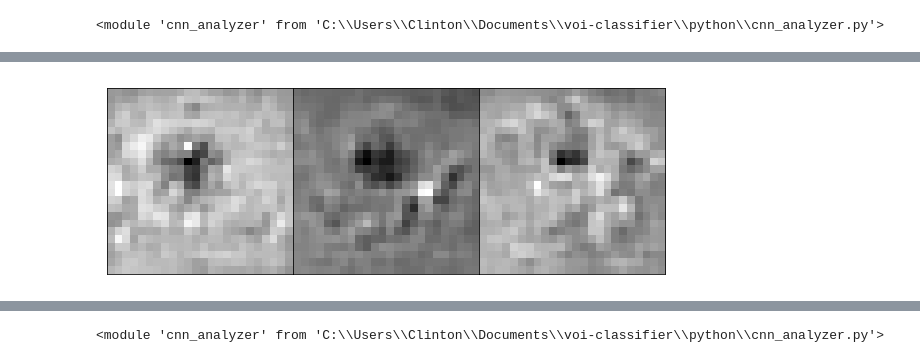
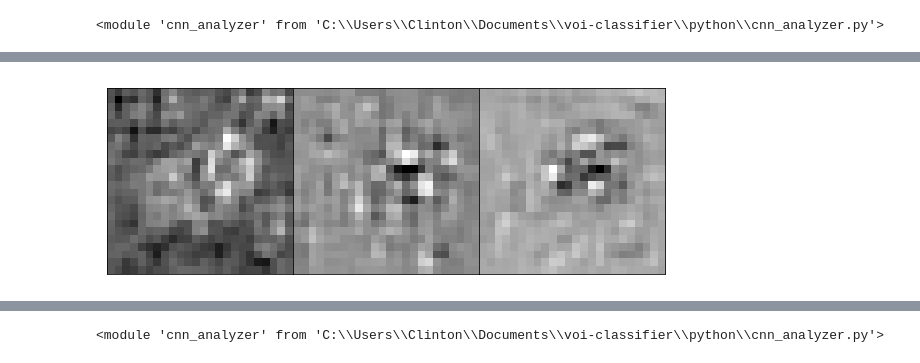
Before and after one commit to clintonjwang/voi-classifier, a Jupyter notebook: python/feature-vis.ipynb, the cells around one changed output, grey strips where cells are left out. Drawn from its saved outputs; the diff is of its cells as text; code cells hidden in the pictures.

```diff
--- a/python/feature-vis.ipynb
+++ b/python/feature-vis.ipynb
@@ -298,4 +464,5 @@ gauss = np.transpose(np.tile(gauss, (6,1,1)), (1,2,0))
 # %%
+gauss = cnna.get_gaussian_mask(4)
 z = orig_data_dict[cls][1][img_id]
 
 bw = False
@@ -303,8 +470,8 @@ width = x.shape[0]
 overlaid_img_clr = np.zeros((width*3, x.shape[1], 3))
 overlaid_img = x - np.amin(x)
 
-high_window = [1,.7,1] #relative intensity
-low_window = [0.2,0.1,0.05] #relative intensity
+high_window = [1,.4,1] #relative intensity
+low_window = [0.2,0.1,0.1] #relative intensity
 
 sal_map = get_saliency_map(W, test_neurons, num_rel_f)
 RGB = []
@@ -320,7 +487,7 @@ for f_num in range(num_rel_f):
     if bw:
         sal_map_f = overlaid_img[:,:,:,f_num]
         hi_thresh = sal_map_f.max()*1
-        lo_thresh = sal_map_f.max()*0
+        lo_thresh = sal_map_f.max()*0.2
         sal_map_f[sal_map_f > hi_thresh] = hi_thresh
         sal_map_f[sal_map_f < lo_thresh] = lo_thresh
         sal_map_f -= sal_map_f.min()
@@ -364,3 +530,5 @@ import sklearn.
 #model_conv1_input = cbuild.build_pretrain_model_back(model, first_layer=-5)
 #model_conv2_input = cbuild.build_pretrain_model_back(model, first_layer=-4)
 model_conv3_input = cbuild.build_pretrain_model_back(model, first_layer=-3)
+# %%
+model_conv3_input = cbuild.build_pretrain_model_back(model, first_layer=-3)
@@ -502,0 +665,12 @@ hf.draw_slices(x)
+# %%
+sal_map = get_saliency_map(W, test_neurons, num_rel_f)
+
+h_ja = np.zeros((num_rel_f, test_neurons.shape[-1]))
+for f_num in range(num_rel_f):
+    h_ja[f_num] = conv3_ch_plus[all_features[relevant_features[f_num]]].mean((0,1,2))
+
+contrib_sample[f_num,:,:,:,ch_ix] = test_n_ch = test_neurons
+
+sol = minimize(lambda w: sum((w[0]*h_ja[0] + w[1]*h_ja[1] + w[2]*h_ja[2] - test_n_ch)**2) - .001*(log(w[0]) + log(w[1]) + log(w[2])), [15,1,1],
+         bounds = ((0.001, None), (0.001, None), (0.001, None)))
+w_a = sol['x']
@@ -530,13 +704,13 @@ for f_num in range(num_rel_f):
     sal_map[f_num] -= sal_map[f_num].min()
     sal_map[f_num] /= sal_map[f_num].mean()
     for ch_ix in range(test_neurons.shape[-1]):
-        contrib_sample[f_num,:,:,:,ch_ix] = test_neurons[:,:,:,ch_ix] - h_ja[f_num,ch_ix]*sal_map[f_num] \
-                + h_ja[f_num-1,ch_ix]*sal_map[f_num-1] + h_ja[f_num-2,ch_ix]*sal_map[f_num-2]
+        contrib_sample[f_num,:,:,:,ch_ix] = test_neurons[:,:,:,ch_ix] + h_ja[f_num,ch_ix]*5 \
+                - h_ja[f_num-1,ch_ix]*sal_map[f_num-1] - h_ja[f_num-2,ch_ix]*sal_map[f_num-2]
 contrib_sample[contrib_sample < 0] = 0
 # %%
 for f_num in range(num_rel_f):
     #print(all_features[relevant_features[f_num]])
-    x_est = cnna.visualize_activations(model_conv3_pre, join(img_dir, "2f"+all_features[relevant_features[f_num]]+".png"),
-                         contrib_sample[f_num], init_img=x, rotate=False, stepsize=.1, num_steps=1)
+    x_est = cnna.visualize_activations(model_conv3_pre, join(img_dir, "1f"+all_features[relevant_features[f_num]]+".png"),
+                         contrib_sample[f_num], init_img=x, rotate=False, stepsize=.4, num_steps=1)
 # %% [output]
-[figure, old version]
+[figure, new version]
```
Also changed, not shown: parts of 54 cells of this notebook, 5 other files.
